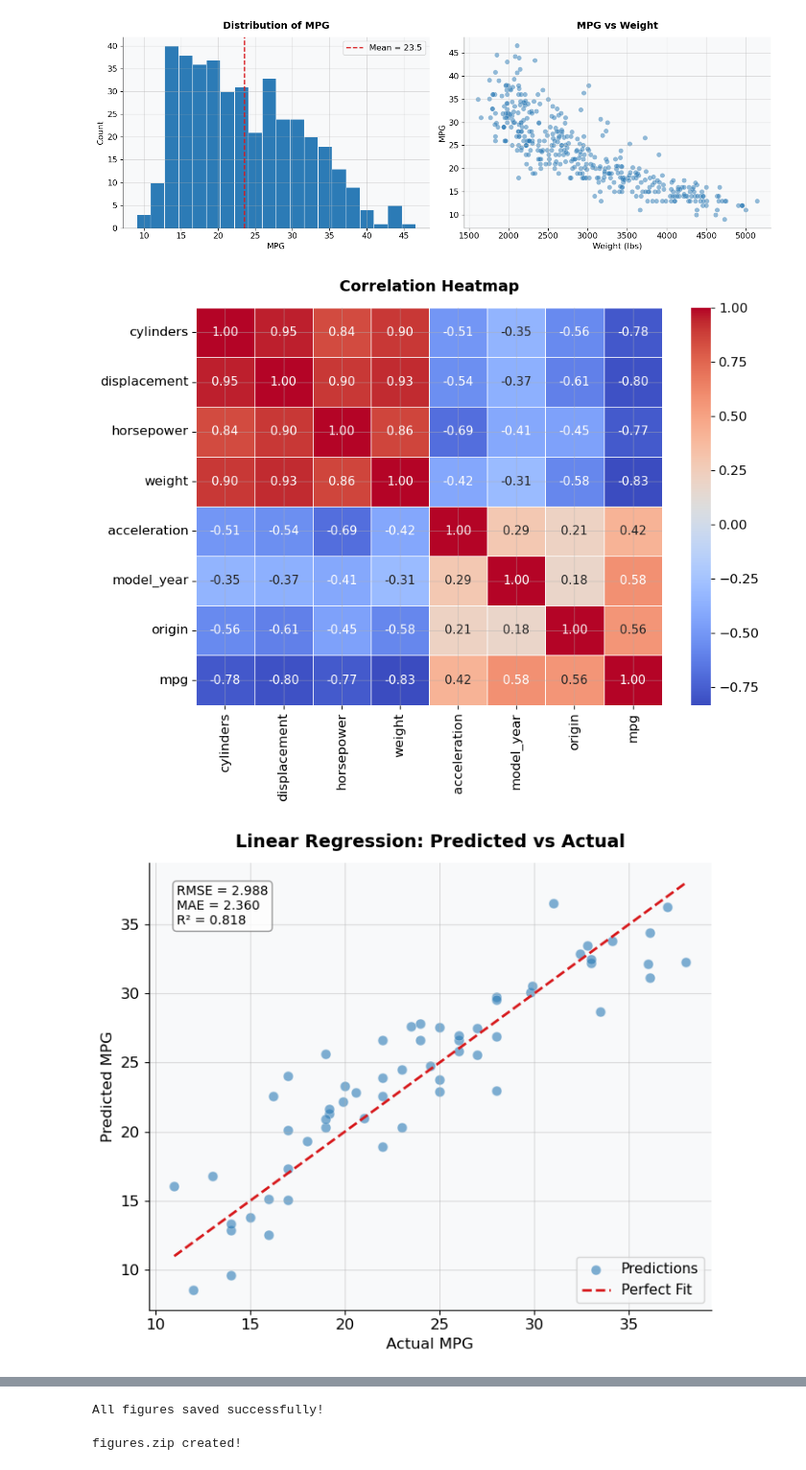
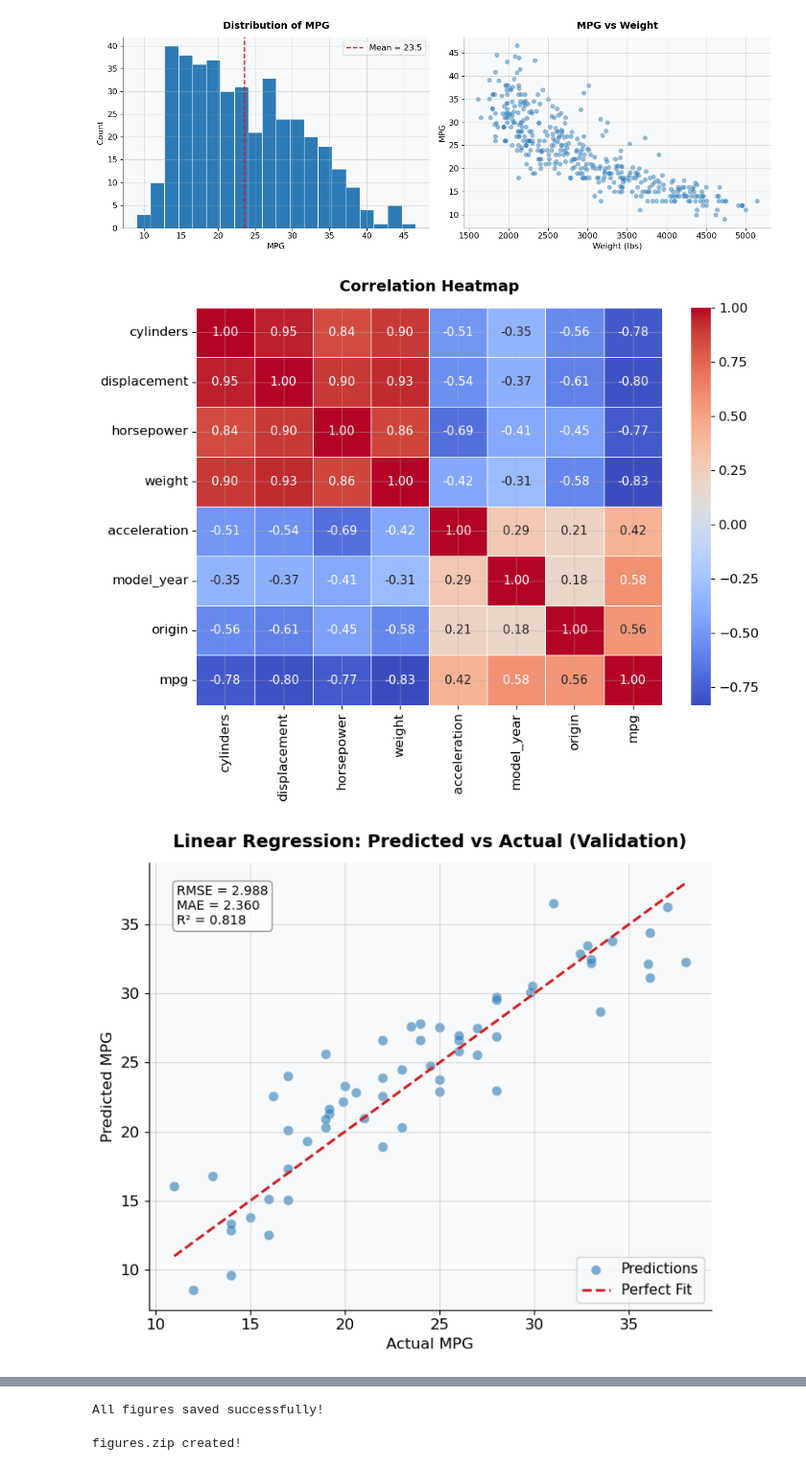
Before and after one commit to Yuvalinnnn/intro-to-ai-project, a Jupyter notebook: Part1_Regression_AutoMPG.ipynb, the cells around one changed output, grey strips where cells are left out. Shown at 96% size. Drawn from its saved outputs; the diff is of its cells as text; code cells hidden in the pictures.

```diff
--- a/Part1_Regression_AutoMPG.ipynb
+++ b/Part1_Regression_AutoMPG.ipynb
@@ -522,6 +562,8 @@ plt.show()
 # %% [output]
 [figure]
 # %%
+import os
+os.makedirs("figures", exist_ok=True)
 # Figure 2 - Correlation Heatmap
 plt.figure(figsize=(9, 7))
 sns.heatmap(df[features + ['mpg']].corr(), annot=True, fmt='.2f',
@@ -532,20 +574,33 @@ plt.tight_layout()
 plt.savefig('figures/fig2_heatmap.png', dpi=150, bbox_inches='tight')
 plt.show()
 
-# Figure 3 - Linear Regression Predicted vs Actual
+from sklearn.metrics import mean_squared_error, mean_absolute_error, r2_score
+import numpy as np
+
+# Figure 3 - Linear Regression Predicted vs Actual (Validation)
+# Use the linear validation predictions from earlier cells:
+# (If you named it val_pred_lin, use it directly.)
+y_val_pred_lin = val_pred_lin  # <-- make sure this variable exists
+
+lin_rmse = np.sqrt(mean_squared_error(y_val, y_val_pred_lin))
+lin_mae  = mean_absolute_error(y_val, y_val_pred_lin)
+lin_r2   = r2_score(y_val, y_val_pred_lin)
+
 fig, ax = plt.subplots(figsize=(7, 6))
-ax.scatter(y_val, y_val_pred, alpha=0.6, color=MAIN_COLOR,
+ax.scatter(y_val, y_val_pred_lin, alpha=0.6, color=MAIN_COLOR,
            edgecolors='white', linewidth=0.3, s=60, label='Predictions')
 ax.plot([y_val.min(), y_val.max()], [y_val.min(), y_val.max()],
         color=SECOND_COLOR, linestyle='--', linewidth=2, label='Perfect Fit')
 ax.set_xlabel('Actual MPG', fontsize=12)
 ax.set_ylabel('Predicted MPG', fontsize=12)
-ax.set_title('Linear Regression: Predicted vs Actual', fontsize=14, fontweight='bold', pad=12)
+ax.set_title('Linear Regression: Predicted vs Actual (Validation)', fontsize=14, fontweight='bold', pad=12)
 ax.legend(fontsize=11)
-textstr = f'RMSE = {rmse:.3f}\nMAE = {mae:.3f}\nR² = {r2:.3f}'
+
+textstr = f'RMSE = {lin_rmse:.3f}\nMAE = {lin_mae:.3f}\nR² = {lin_r2:.3f}'
 ax.text(0.05, 0.95, textstr, transform=ax.transAxes, fontsize=10,
         verticalalignment='top',
         bbox=dict(boxstyle='round', facecolor='white', alpha=0.8, edgecolor='gray'))
+
 plt.tight_layout()
 plt.savefig('figures/fig3_linear_pred.png', dpi=150, bbox_inches='tight')
 plt.show()
@@ -610,34 +665,34 @@ ax.set_title(f'KNN (k={best_k}): Predicted vs Actual (Validation)', fontsize=14,
 ax.legend(fontsize=11)
 textstr = f'RMSE = {knn_rmse:.3f}\nMAE = {knn_mae:.3f}\nR² = {knn_r2:.3f}'
 ax.text(0.05, 0.95, textstr, transform=ax.transAxes, fontsize=10,
         verticalalignment='top',
         bbox=dict(boxstyle='round', facecolor='white', alpha=0.8, edgecolor='gray'))
 plt.tight_layout()
 plt.savefig('figures/fig6_knn_pred.png', dpi=150, bbox_inches='tight')
 plt.show()
 
 # Figure 7 - Optimization (Train & Validation)
 fig, ax = plt.subplots(figsize=(9, 5))
 
 ax.plot(range(1, epochs + 1), batch_train_errors, color=MAIN_COLOR, linewidth=2, label='Batch GD (train)')
 ax.plot(range(1, epochs + 1), batch_val_errors, color=MAIN_COLOR, linewidth=2, linestyle='--', label='Batch GD (val)')
 
 ax.plot(range(1, epochs + 1), sgd_train_errors, color=SECOND_COLOR, linewidth=2, label='SGD (train)')
 ax.plot(range(1, epochs + 1), sgd_val_errors, color=SECOND_COLOR, linewidth=2, linestyle='--', label='SGD (val)')
 
 ax.set_xlabel('Epoch', fontsize=12)
 ax.set_ylabel('RMSE', fontsize=12)
 ax.set_title('Optimization: Batch GD vs SGD', fontsize=14, fontweight='bold', pad=12)
 ax.legend(fontsize=10)
 
 plt.tight_layout()
 plt.savefig('figures/fig7_optimization.png', dpi=150, bbox_inches='tight')
 plt.show()
 
 print("All figures saved successfully!")
 # %% [output]
 [figure]
-[figure, old version]
+[figure, new version]
 [figure]
 [figure]
 [figure]
```
Also changed, not shown: parts of 3 cells of this notebook, 1 other file.
